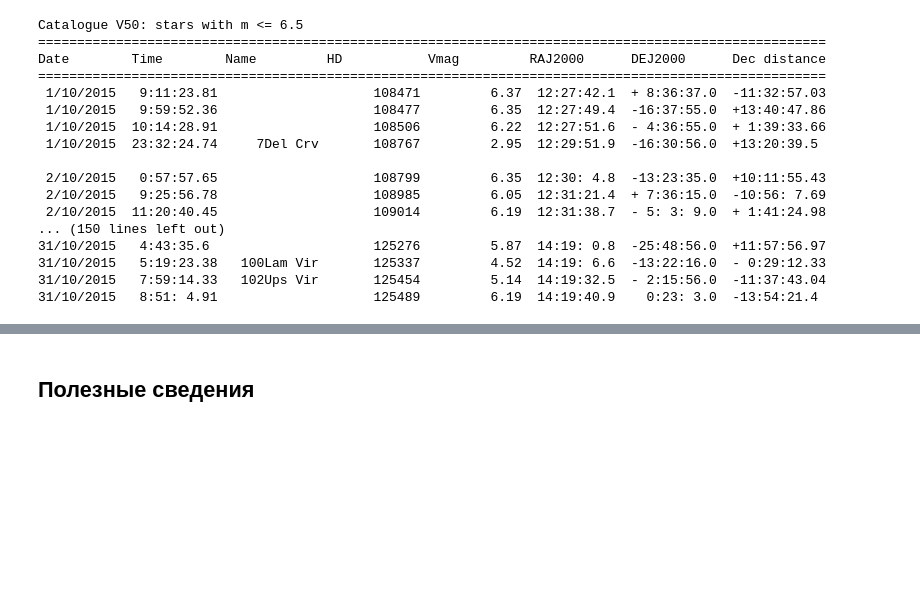
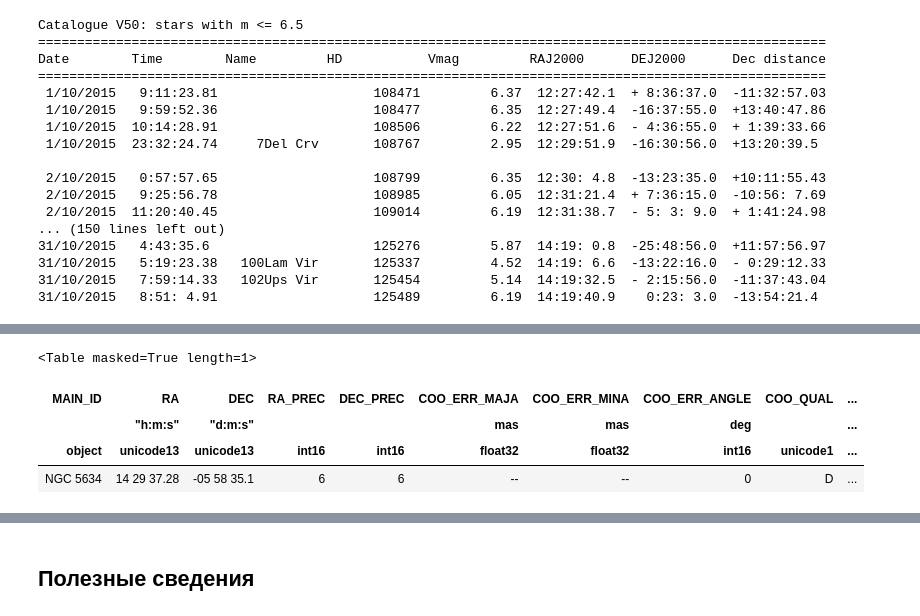
Before and after one commit to kharyuk/astro, a Jupyter notebook: index.ipynb, the cells around one changed output, grey strips where cells are left out. Drawn from its saved outputs; the diff is of its cells as text; code cells hidden in the pictures; blank space fills up the shorter version.

```diff
--- a/index.ipynb
+++ b/index.ipynb
@@ -80,3 +222,16 @@ Date        Time        Name         HD           Vmag         RAJ2000      DEJ2
+# %%
+#customSimbad.add_votable_fields("NAME")
+#result = customSimbad.query_object('pal 4')
+#result
+#customSimbad.list_votable_fields()
+name#customSimbad.add_votable_fields('id(gcl)')
+Sq.query_object(name)
+# %% [output]
+<Table masked=True length=1>
+| MAIN_ID | RA | DEC | RA_PREC | DEC_PREC | COO_ERR_MAJA | COO_ERR_MINA | COO_ERR_ANGLE | COO_QUAL | ... |
+|  | "h:m:s" | "d:m:s" |  |  | mas | mas | deg |  | ... |
+| object | unicode13 | unicode13 | int16 | int16 | float32 | float32 | int16 | unicode1 | ... |
+| NGC 5634 | 14 29 37.28 | -05 58 35.1 | 6 | 6 | -- | -- | 0 | D | ... |
 # %%
 import ephem
 import numpy as np
```
Also changed, not shown: parts of 5 cells of this notebook, 1 other file.
